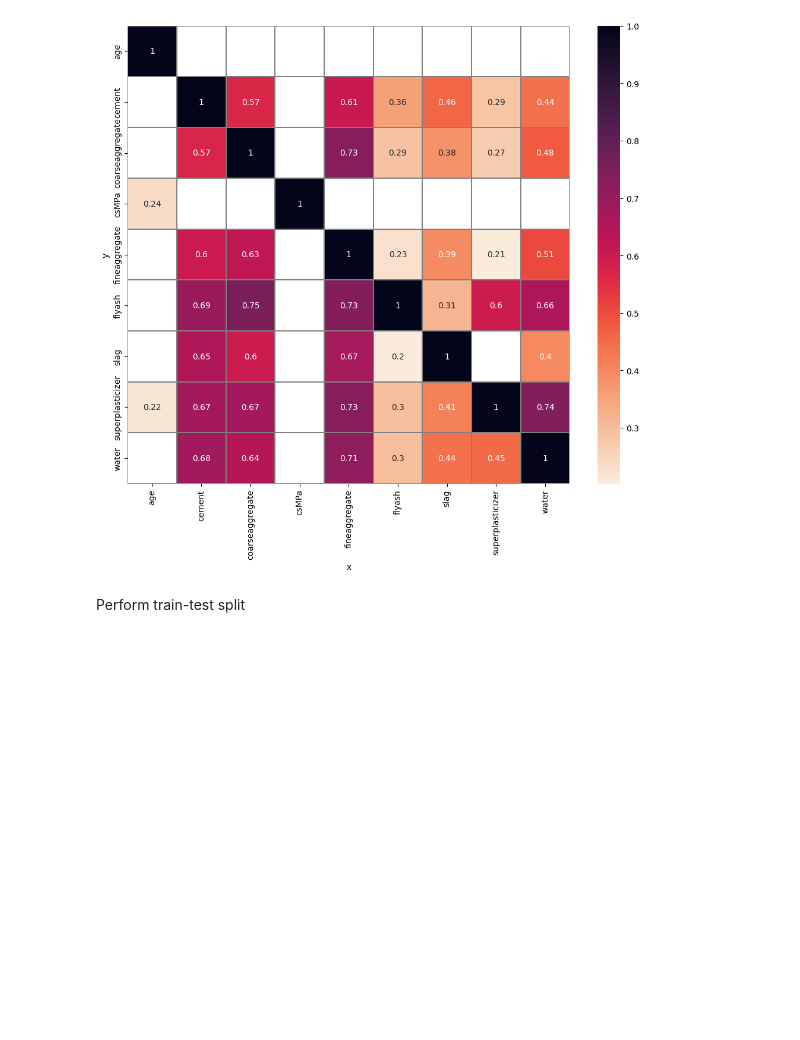
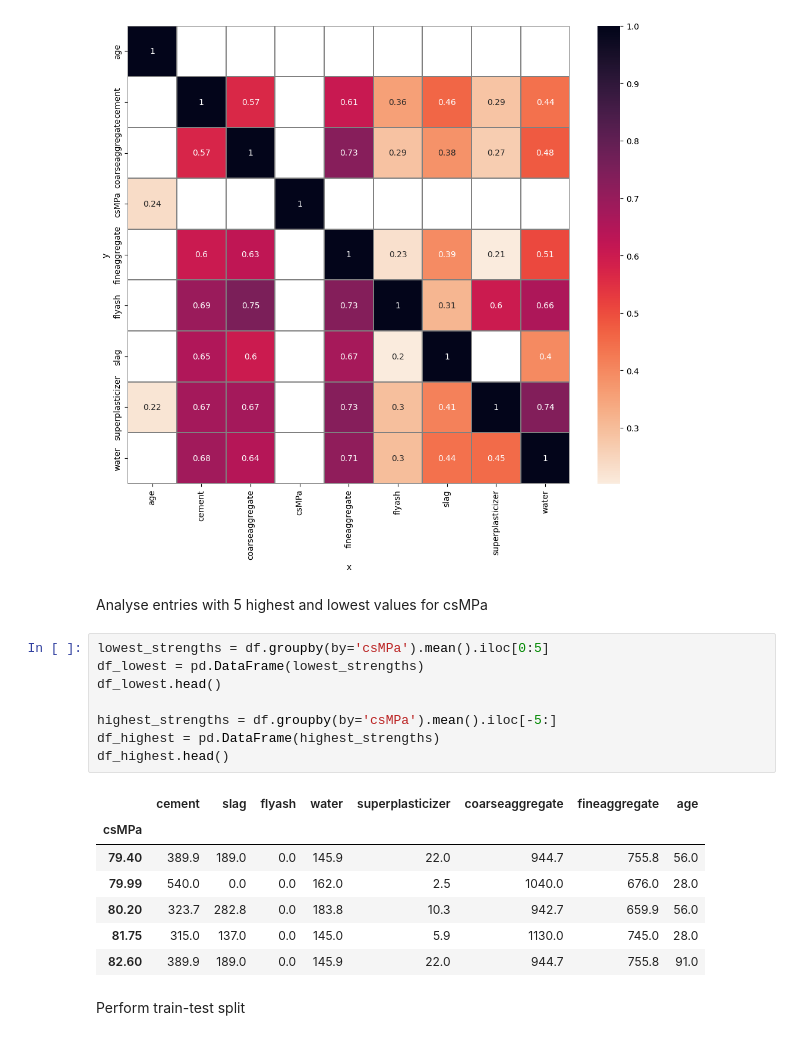
Before and after one commit to Dante-Cadiz/concrete-strength, a Jupyter notebook: jupyter_notebooks/DataCollectionAndCleaning.ipynb, the cells around one changed output. Saved outputs shown, nothing was run; the diff lists cells and outputs as text; blank space fills up the shorter version.

Commit message:
Add analysis of 5 lowest strength and highest strength values, perform scalar value addition to facilitate log based transformations

```diff
--- a/jupyter_notebooks/DataCollectionAndCleaning.ipynb
+++ b/jupyter_notebooks/DataCollectionAndCleaning.ipynb
@@ -191,6 +191,24 @@ The score ranges from 0 (no predictive power) to 1 (perfect predictive power)
 Deprecated in NumPy 1.20; for more details and guidance: https://numpy.org/devdocs/release/1.20.0-notes.html#deprecations
   mask = np.zeros_like(df, dtype=np.bool)
 [figure]
+# %% [markdown]
+Analyse entries with 5 highest and lowest values for csMPa
+# %%
+lowest_strengths = df.groupby(by='csMPa').mean().iloc[0:5]
+df_lowest = pd.DataFrame(lowest_strengths)
+df_lowest.head()
+
+highest_strengths = df.groupby(by='csMPa').mean().iloc[-5:]
+df_highest = pd.DataFrame(highest_strengths)
+df_highest.head()
+# %% [output]
+|  | cement | slag | flyash | water | superplasticizer | coarseaggregate | fineaggregate | age |
+| csMPa |  |  |  |  |  |  |  |  |
+| 79.40 | 389.9 | 189.0 | 0.0 | 145.9 | 22.0 | 944.7 | 755.8 | 56.0 |
+| 79.99 | 540.0 | 0.0 | 0.0 | 162.0 | 2.5 | 1040.0 | 676.0 | 28.0 |
+| 80.20 | 323.7 | 282.8 | 0.0 | 183.8 | 10.3 | 942.7 | 659.9 | 56.0 |
+| 81.75 | 315.0 | 137.0 | 0.0 | 145.0 | 5.9 | 1130.0 | 745.0 | 28.0 |
+| 82.60 | 389.9 | 189.0 | 0.0 | 145.9 | 22.0 | 944.7 | 755.8 | 91.0 |
 # %% [markdown]
 Perform train-test split
 # %%
```
Also changed, not shown: 2 other files.
